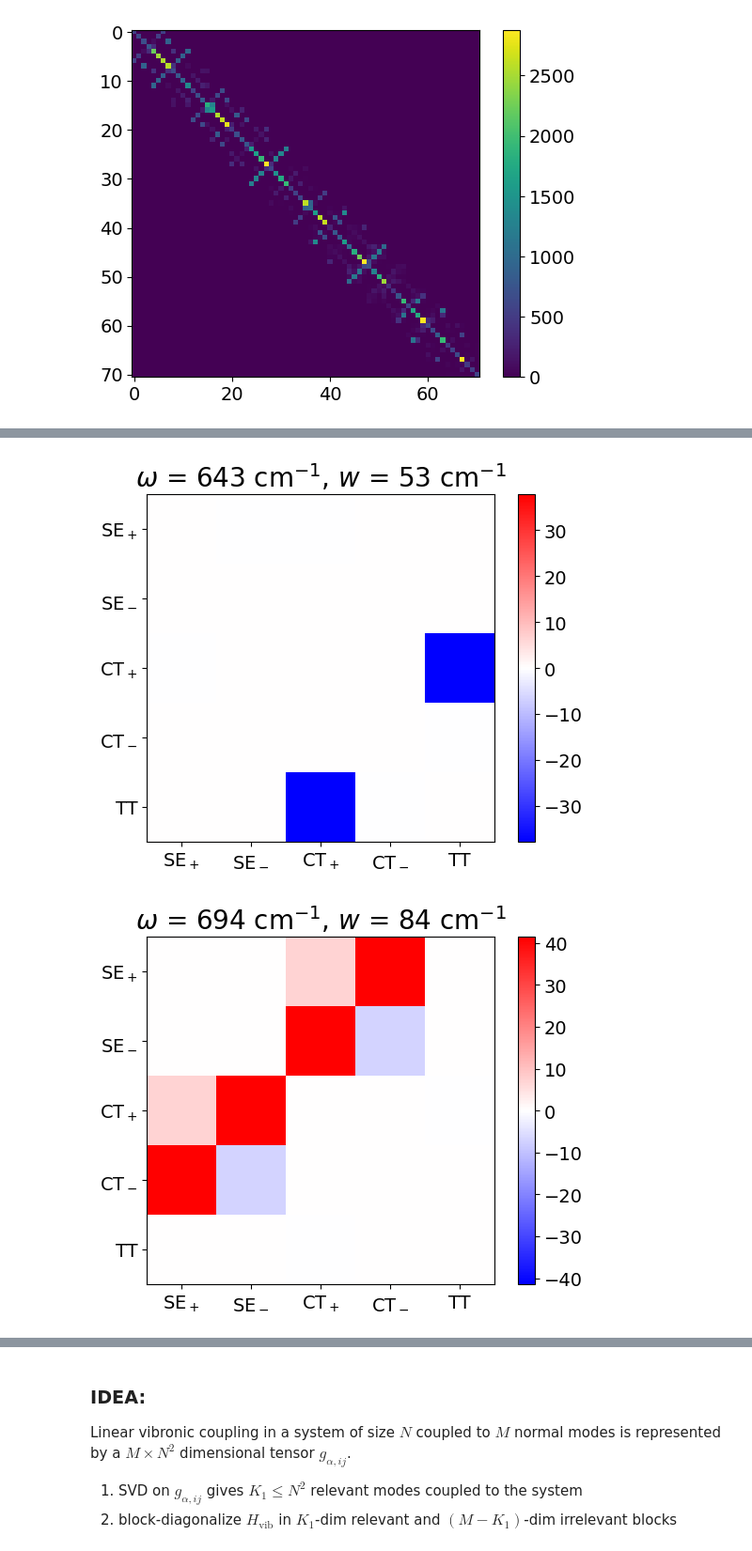
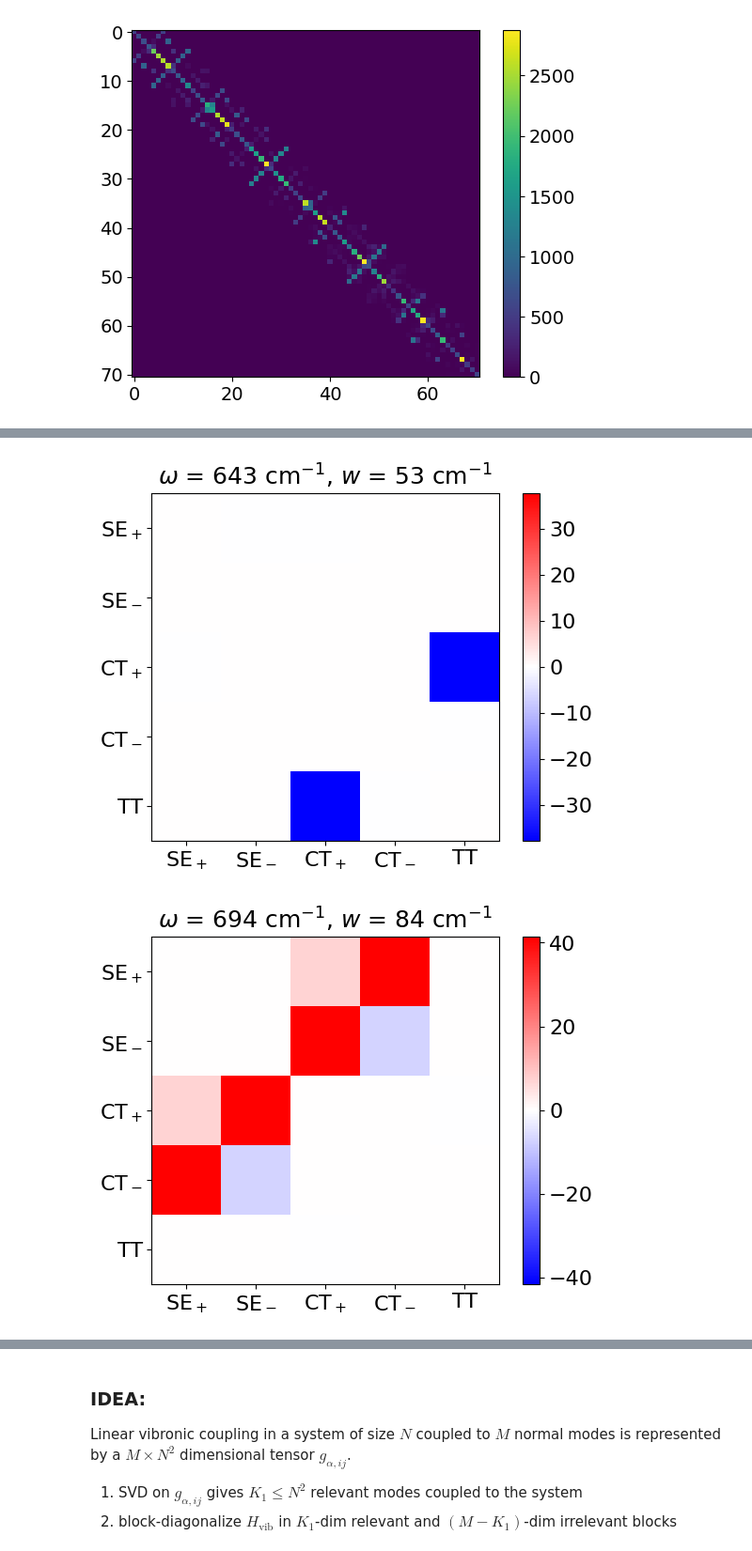
Before and after one commit to and-matt/pyscf-test, a Jupyter notebook: source/lvc-postptocess.ipynb, the cells around one changed output, grey strips where cells are left out. Shown at 94% size. Cells and saved outputs as stored; diff of their text form; code cells hidden in the pictures.

```diff
--- a/source/lvc-postptocess.ipynb
+++ b/source/lvc-postptocess.ipynb
@@ -219,10 +221,23 @@ Block nr.        Frequencies (cm^-1)     Coupling to previous block (cm^-1)
 # %%
+plt.rcParams.update({
+    "font.size": 16,        # base font size
+    "axes.labelsize": 18,   # x/y labels
+    "axes.titlesize": 18,   # title
+    "xtick.labelsize": 16,
+    "ytick.labelsize": 16,
+    "legend.fontsize": 18,
+})
+
+from IPython.display import Image, display
 for i in range(ns):
     matr = lvc_svd[i]
     freq, coup = omega_svd[i], s[i]
     vec = modevec_svd[:,i]
     f = view_multiconfig_vibronic_coupling(matr, frequency=freq, coupling=coup)
     f.savefig(PLOTDIR + "/" + "vibronic_operator_" + str(i) + ".pdf", bbox_inches="tight")
-    gifname = PLOTDIR + "/" + "vibration_" + str(i) + ".gif"
-    v = view_vibration_animation(mol, vec, amplitude=.8, period=1000, fps=60, gif=gifname)
+    v = view_vibration_animation(mol, vec, amplitude=.8, period=1000, fps=60)
+    v.show()
+    #gifname = PLOTDIR + "/" + "vibration_" + str(i) + ".gif"
+    #v = view_vibration_animation_gif(mol, vec, amplitude=.8, period=1000, fps=30, gif=gifname)
+    #display(Image(filename=gifname))
 # %% [output]
@@ -230,2 +249,2 @@ for i in range(ns):
-[figure, old version]
+[figure, new version]
-[figure, old version]
+[figure, new version]
```
Also changed, not shown: parts of 5 cells of this notebook, 18 other files.
